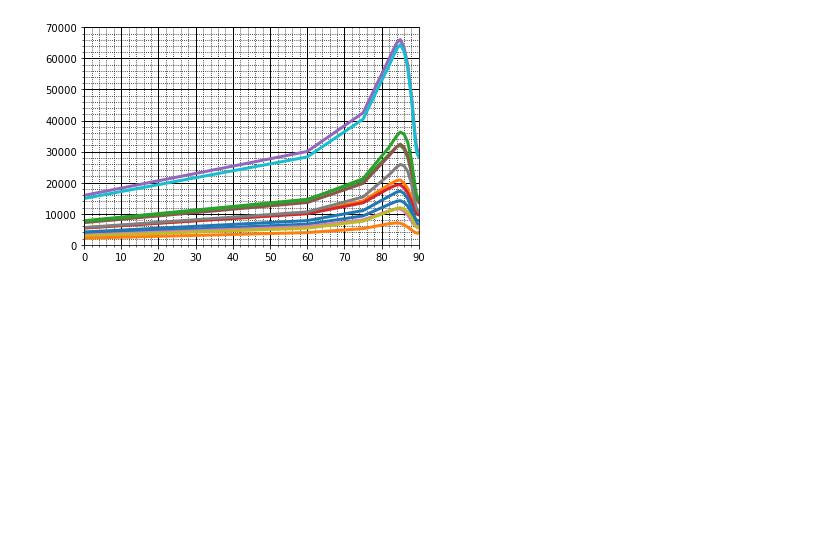
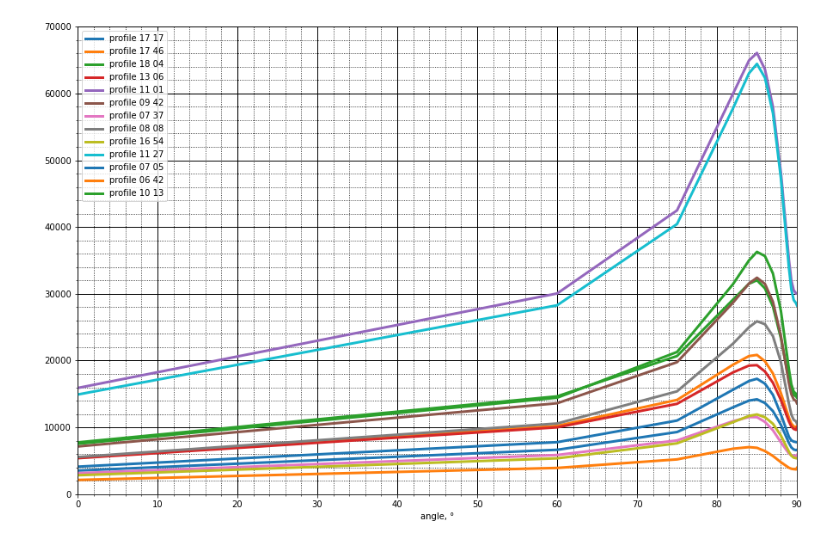
Before and after one commit to Mkrie/thesis, a Jupyter notebook: notebooks/direct_meas.ipynb, the cells around one changed output. Drawn from its saved outputs; the diff is of its cells as text; code cells hidden in the pictures; blank space fills up the shorter version.

```diff
--- a/notebooks/direct_meas.ipynb
+++ b/notebooks/direct_meas.ipynb
@@ -6,26 +7,28 @@ sys.path.insert(1, '../scripts')
 
 from direct_measurements import DirectMeasurements
 # %%
+plt.figure(figsize=(15, 10))
 for txt_path in Path(Path.cwd().parent,
                      "data", "profiles_1",
                      "csv").glob("*.csv"):
     with open(txt_path, "r") as csv_file:
         reader = csv.reader(csv_file)
         tup_coords: tuple[tuple[str]] = tuple(reader)
-        #plt.figure(figsize=(10, 8))
         plt.minorticks_on()
         plt.grid(which='major', color = 'k', linewidth = 1)
         plt.grid(which='minor', color = 'k', linestyle = ':')
         plt.xlim(0, 90)
         plt.ylim(0, 70000)
-        #plt.xlabel("height[m]")
+        plt.xlabel("angle, °")
         #plt.ylabel("NO_2 [ppbv]")
         #plt.title(txt_path.name.replace(".csv", "").replace("_", " "))
         dir_meas = DirectMeasurements(txt_path.name)
         tup_dir_meas = dir_meas.direct_measurements_for_profile()
         plt.plot(tuple(float(x[0]) for x in tup_dir_meas),
                  tuple(float(x[1]) for x in tup_dir_meas),
-                 linewidth=3)
+                 linewidth=3,
+                 label=txt_path.name.replace(".csv", "").replace("_", " "))
+        plt.legend()
 plt.show()
 # %% [output]
-[figure, old version]
+[figure, new version]
```
Also changed, not shown: parts of 1 cell of this notebook, 4 other files.
